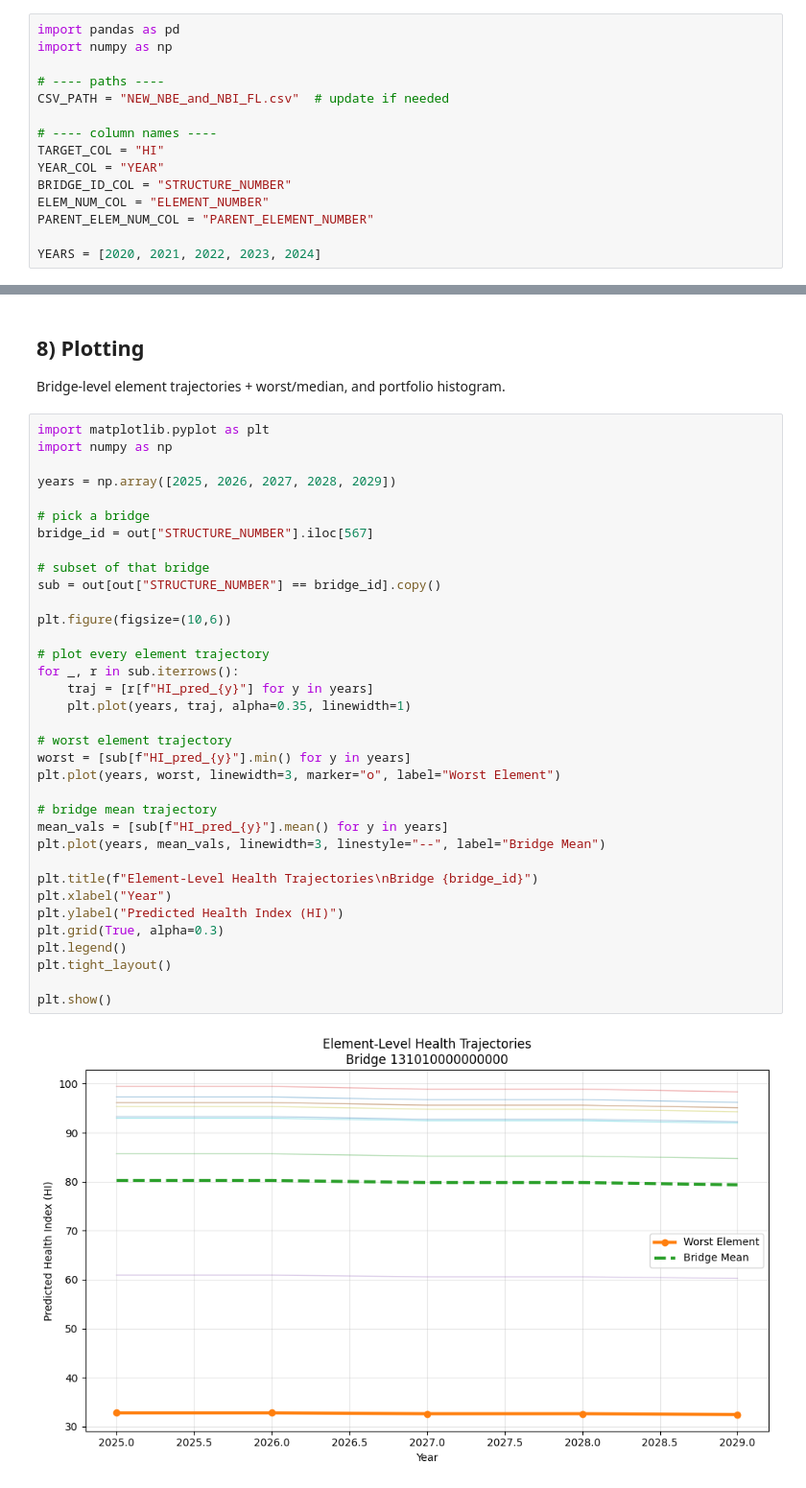
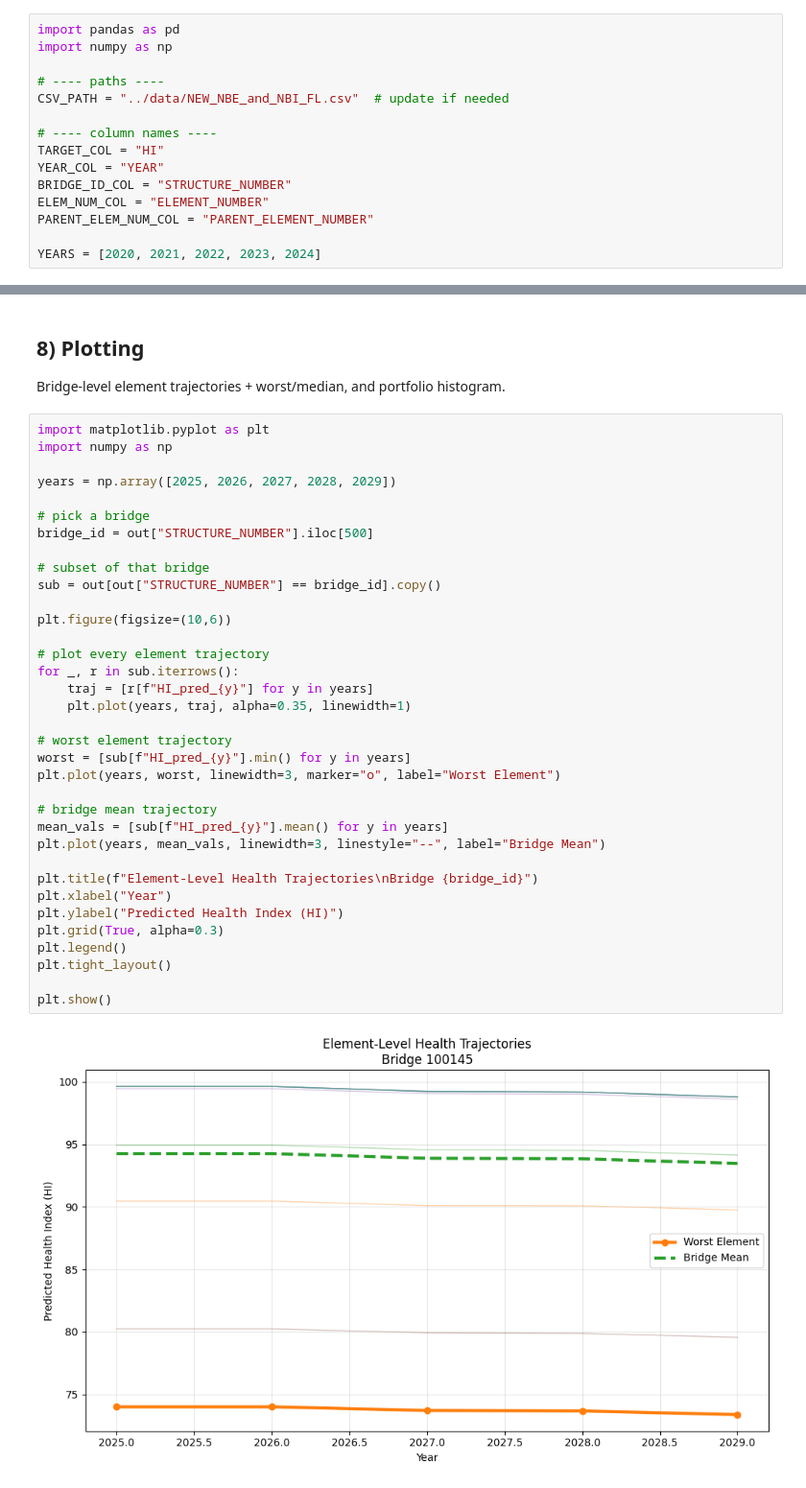
Before and after one commit to AkselCan/AutoDM, a Jupyter notebook: notebooks/forecasting_arranged.ipynb, the cells around one changed output, grey strips where cells are left out. Shown at 96% size. Drawn from its saved outputs; the diff is of its cells as text.

```diff
--- a/notebooks/forecasting_arranged.ipynb
+++ b/notebooks/forecasting_arranged.ipynb
@@ -15,7 +15,7 @@ import pandas as pd
 import numpy as np
 
 # ---- paths ----
-CSV_PATH = "NEW_NBE_and_NBI_FL.csv"  # update if needed
+CSV_PATH = "../data/NEW_NBE_and_NBI_FL.csv"  # update if needed
 
 # ---- column names ----
 TARGET_COL = "HI"
@@ -801,36 +1405,36 @@ import numpy as np
 years = np.array([2025, 2026, 2027, 2028, 2029])
 
 # pick a bridge
-bridge_id = out["STRUCTURE_NUMBER"].iloc[567]
+bridge_id = out["STRUCTURE_NUMBER"].iloc[500]
 
 # subset of that bridge
 sub = out[out["STRUCTURE_NUMBER"] == bridge_id].copy()
 
 plt.figure(figsize=(10,6))
 
 # plot every element trajectory
 for _, r in sub.iterrows():
     traj = [r[f"HI_pred_{y}"] for y in years]
     plt.plot(years, traj, alpha=0.35, linewidth=1)
 
 # worst element trajectory
 worst = [sub[f"HI_pred_{y}"].min() for y in years]
 plt.plot(years, worst, linewidth=3, marker="o", label="Worst Element")
 
 # bridge mean trajectory
 mean_vals = [sub[f"HI_pred_{y}"].mean() for y in years]
 plt.plot(years, mean_vals, linewidth=3, linestyle="--", label="Bridge Mean")
 
 plt.title(f"Element-Level Health Trajectories\nBridge {bridge_id}")
 plt.xlabel("Year")
 plt.ylabel("Predicted Health Index (HI)")
 plt.grid(True, alpha=0.3)
 plt.legend()
 plt.tight_layout()
 
 plt.show()
 # %% [output]
-[figure, old version]
+[figure, new version]
 # %%
 bridge_min_2029 = out.groupby("STRUCTURE_NUMBER")["HI_pred_2029"].min()
 
```
Also changed, not shown: parts of 16 cells of this notebook, 27 other files.
